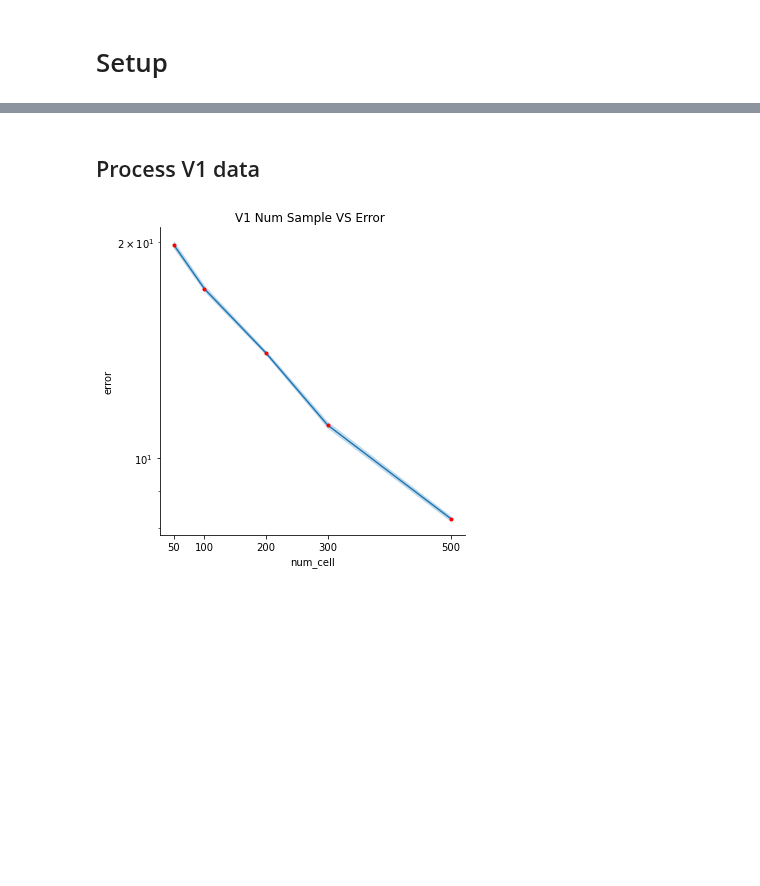
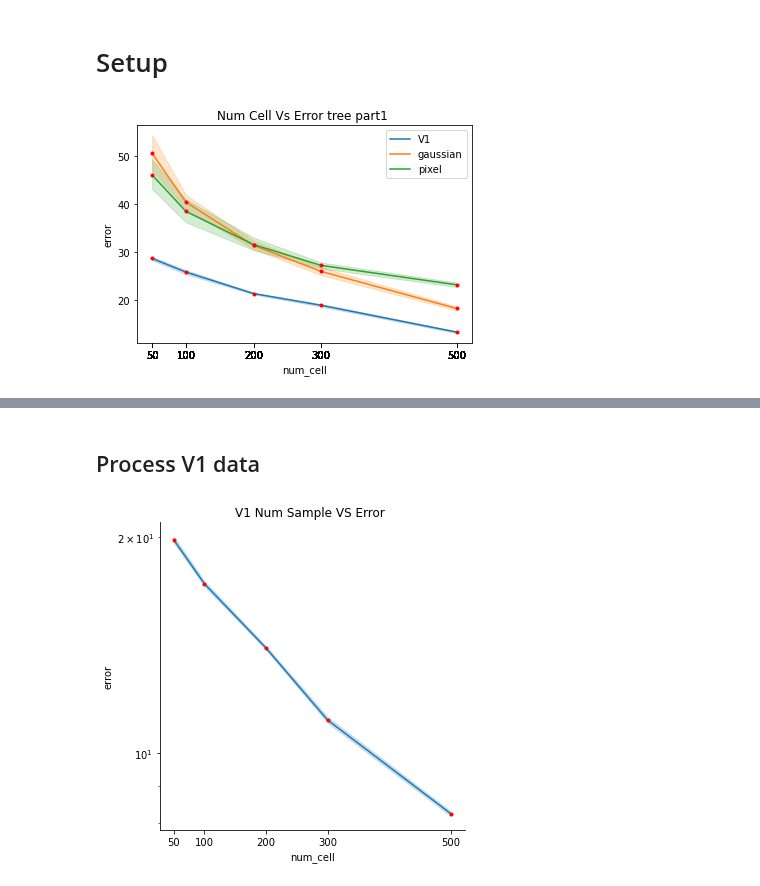
Before and after one commit to qkstngus000/Visual-Compressive-Sensing, a Jupyter notebook: experiment/method_figures/dct_numcell_vs_error_graph.ipynb, the cells around one changed output, grey strips where cells are left out. Drawn from its saved outputs; the diff is of its cells as text; code cells hidden in the pictures; blank space fills up the shorter version.

```diff
--- a/experiment/method_figures/dct_numcell_vs_error_graph.ipynb
+++ b/experiment/method_figures/dct_numcell_vs_error_graph.ipynb
@@ -20,11 +20,22 @@ SyntaxError: invalid syntax (compress_sensing_library.py, line 582)
 # %% [markdown]
 # Setup
 # %%
-img_nm = 'peppers'
+img = 'tree_part1.jpg'
+img_nm = img.split('.')[0]
 root = search_root()
-load_V1 = '{root}/result/dct/{img}/V1/color_param_Wed_May_31_12_55_18_2023.csv'.format(root = root, img = img_nm)
-load_pixel = '{root}/result/dct/{img}/pixel/color_param_Mon_May_15_04_26_35_2023.csv'.format(root = root, img = img_nm)
-load_gaussian = '{root}/result/dct/{img}/gaussian/color_param_Mon_May_15_05_30_24_2023.csv'.format(root = root, img = img_nm)
-directory = "num_cell_error"
-save = True
-data = [load_pixel, load_gaussian, load_V1]
+method = 'dwt'
+V1_file = 'param_db2_Mon_Apr_24_13_52_32_2023.csv'
+pixel_file = 'param_db2_Mon_Apr_24_12_36_36_2023.csv'
+gau_file = 'param_db2_Mon_Apr_24_12_37_23_2023.csv'
+
+# data = process_result_data(img, 'dwt', pixel_file, gau_file, V1_file)
+num_cell_error_figure(img, method, pixel_file, gau_file, V1_file, save = False)
+# load_V1 = '{root}/result/dwt/{img}/V1/param_db2_Mon_Apr_24_13_52_32_2023.csv'.format(root = root, img = img_nm)
+# load_pixel = '{root}/result/dct/{img}/pixel/param_db2_Mon_Apr_24_12_36_36_2023.csv'.format(root = root, img = img_nm)
+# load_gaussian = '{root}/result/dct/{img}/gaussian/param_db2_Mon_Apr_24_12_37_23_2023.csv'.format(root = root, img = img_nm)
+# directory = "num_cell_error"
+
+# save = True
+# data = [load_pixel, load_gaussian, load_V1]
+# %% [output]
+[figure, added]
```
Also changed, not shown: parts of 15 cells of this notebook, 12 other files.
